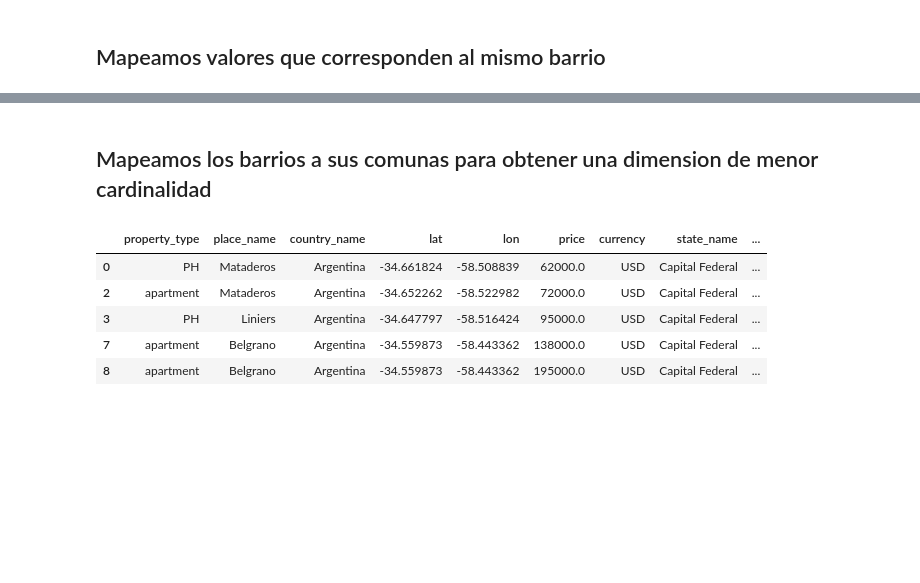
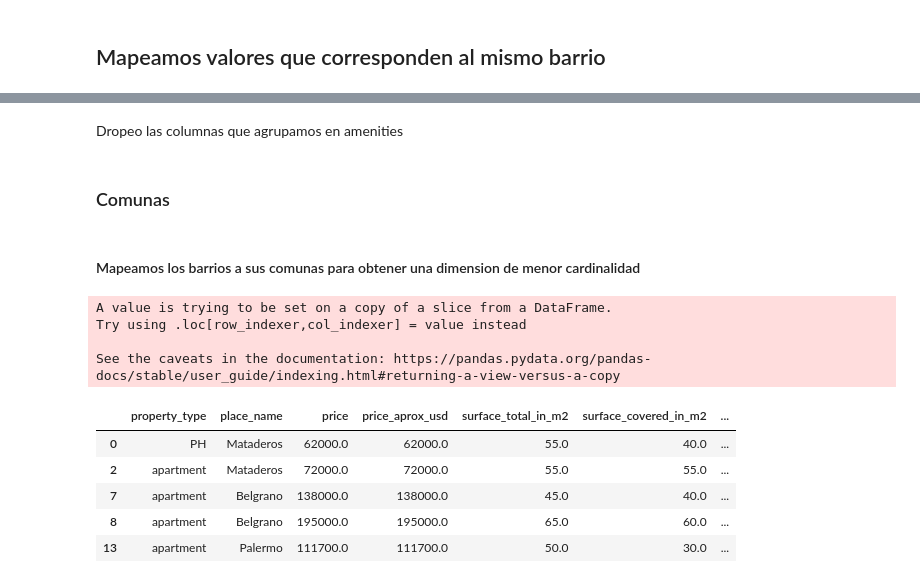
Before and after one commit to snjauregui/notebooks, a Jupyter notebook: TP2_Properati.ipynb, the cells around one changed output, grey strips where cells are left out. Cells and saved outputs as stored; diff of their text form; code cells hidden in the pictures; blank space fills up the shorter version.

```diff
--- a/TP2_Properati.ipynb
+++ b/TP2_Properati.ipynb
@@ -504,0 +429,7 @@ fig.show()
+# %%
+### Quitar outliers del percentilo 99
+q_low = properatti_data_caba["surface_covered_in_m2"].quantile(0.005)
+q_hi  = properatti_data_caba["surface_covered_in_m2"].quantile(0.99)
+
+clean = properatti_data_caba[(properatti_data_caba["surface_covered_in_m2"] < q_hi) & (properatti_data_caba["surface_covered_in_m2"] > q_low)]
+clean[clean.columns.difference(["lat", "lon"])].describe().apply(lambda s: s.apply('{0:.0f}'.format))
@@ -504,0 +446,7 @@ fig.show()
+# %%
+### Quitar outliers del percentilo 99
+q_low = clean["price_aprox_usd"].quantile(0.005)
+q_hi  = clean["price_aprox_usd"].quantile(0.99)
+
+clean = clean[(clean["price_aprox_usd"] < q_hi)& (clean["price_aprox_usd"] > q_low)]
+clean[clean.columns.difference(["lat", "lon"])].describe().apply(lambda s: s.apply('{0:.0f}'.format))
@@ -504,0 +476,2 @@ fig.show()
+# %%
+properatti_data_caba=clean
@@ -505,37 +594,57 @@ fig.show()
+# %% [markdown]
+Dropeo las columnas que agrupamos en amenities
+# %%
+properatti_data_caba = properatti_data_caba[[
+ 'property_type',
+ 'place_name',
+ 'price',
+ 'price_aprox_usd',
+ 'surface_total_in_m2',
+ 'surface_covered_in_m2',
+ 'price_usd_per_m2',
+ 'price_per_m2',
+ 'Amenities',
+ 'Escalera']]
+# %% [markdown]
+### Comunas
 # %% [markdown]
-## Mapeamos los barrios a sus comunas para obtener una dimension de menor cardinalidad
+#### Mapeamos los barrios a sus comunas para obtener una dimension de menor cardinalidad
 # %%
 #Asignar en nueva columna la Comuna
 Condiciones = [
     ((properatti_data_caba.place_name =='Retiro') | (properatti_data_caba.place_name =='San Nicolas') | (properatti_data_caba.place_name =='San Nicolás') | (properatti_data_caba.place_name =='Puerto Madero') | (properatti_data_caba.place_name =='San Telmo') | (properatti_data_caba.place_name =='Montserrat') | (properatti_data_caba.place_name =='Monserrat') | (properatti_data_caba.place_name =='Constitucion')| (properatti_data_caba.place_name =='Constitución')| (properatti_data_caba.place_name =='Centro / Microcentro')| (properatti_data_caba.place_name =='Tribunales')),
     (properatti_data_caba.place_name =='Recoleta') | (properatti_data_caba.place_name =='Barrio Norte'),
     ((properatti_data_caba.place_name =='Balvanera') | (properatti_data_caba.place_name =='San Cristobal') | (properatti_data_caba.place_name =='Congreso')| (properatti_data_caba.place_name =='Abasto')| (properatti_data_caba.place_name =='Once')),
     ((properatti_data_caba.place_name =='La Boca') | (properatti_data_caba.place_name =='Barracas') | (properatti_data_caba.place_name =='Parque Patricios') | (properatti_data_caba.place_name =='Nueva Pompeya')| (properatti_data_caba.place_name =='Pompeya')),
     ((properatti_data_caba.place_name =='Almagro') | (properatti_data_caba.place_name =='Boedo')),
     ((properatti_data_caba.place_name =='Caballito') | (properatti_data_caba.place_name =='Parque Centenario')),
     ((properatti_data_caba.place_name =='Flores') | (properatti_data_caba.place_name =='Parque Chacabuco')),
     ((properatti_data_caba.place_name =='Villa Soldati') | (properatti_data_caba.place_name =='Villa Riachuelo') | (properatti_data_caba.place_name =='Villa Lugano')),
     ((properatti_data_caba.place_name =='Liniers') | (properatti_data_caba.place_name =='Mataderos') | (properatti_data_caba.place_name =='Parque Avellaneda')),
     ((properatti_data_caba.place_name =='Villa Real') | (properatti_data_caba.place_name =='Monte Castro') | (properatti_data_caba.place_name =='Versalles') | (properatti_data_caba.place_name =='Floresta') | (properatti_data_caba.place_name =='Velez Sarsfield') | (properatti_data_caba.place_name =='Villa Luro')),
     ((properatti_data_caba.place_name =='Villa General Mitre') | (properatti_data_caba.place_name =='Villa Devoto') | (properatti_data_caba.place_name =='Villa del Parque') | (properatti_data_caba.place_name =='Villa Santa Rita')),
     ((properatti_data_caba.place_name =='Coghlan') | (properatti_data_caba.place_name =='Saavedra') | (properatti_data_caba.place_name =='Villa Urquiza') | (properatti_data_caba.place_name =='Villa Pueyrredon')| (properatti_data_caba.place_name =='Villa Pueyrredón')),
     ((properatti_data_caba.place_name =='Nuñez') | (properatti_data_caba.place_name =='Nunez') | (properatti_data_caba.place_name =='Belgrano') | (properatti_data_caba.place_name =='Colegiales')),
     (properatti_data_caba.place_name =='Palermo'),
     ((properatti_data_caba.place_name =='Chacarita') | (properatti_data_caba.place_name =='Villa Crespo') | (properatti_data_caba.place_name =='La Paternal') | (properatti_data_caba.place_name =='Paternal')| (properatti_data_caba.place_name =='Villa Ortuzar') | (properatti_data_caba.place_name =='Agronomia') | (properatti_data_caba.place_name =='Parque Chas')| (properatti_data_caba.place_name =='Agronomía'))
 ]
 
-Opciones = [1,2,3,4,5,6,7,8,9,10,11,12,13,14,15]
+Opciones = ['C1','C2','C3','C4','C5','C6','C7','C8','C9','C10','C11','C12','C13','C14','C15']
 
 properatti_data_caba['Comuna']=np.select(Condiciones,Opciones)
 
 properatti_data_caba.head(5)
 # %% [output]
+A value is trying to be set on a copy of a slice from a DataFrame.
+Try using .loc[row_indexer,col_indexer] = value instead
+
+See the caveats in the documentation: https://pandas.pydata.org/pandas-docs/stable/user_guide/indexing.html#returning-a-view-versus-a-copy
-|  | property_type | place_name | country_name | lat | lon | price | currency | state_name | ... |
-| 0 | PH | Mataderos | Argentina | -34.661824 | -58.508839 | 62000.0 | USD | Capital Federal | ... |
-| 2 | apartment | Mataderos | Argentina | -34.652262 | -58.522982 | 72000.0 | USD | Capital Federal | ... |
-| 3 | PH | Liniers | Argentina | -34.647797 | -58.516424 | 95000.0 | USD | Capital Federal | ... |
-| 7 | apartment | Belgrano | Argentina | -34.559873 | -58.443362 | 138000.0 | USD | Capital Federal | ... |
-| 8 | apartment | Belgrano | Argentina | -34.559873 | -58.443362 | 195000.0 | USD | Capital Federal | ... |
+|  | property_type | place_name | price | price_aprox_usd | surface_total_in_m2 | surface_covered_in_m2 | ... |
+| 0 | PH | Mataderos | 62000.0 | 62000.0 | 55.0 | 40.0 | ... |
+| 2 | apartment | Mataderos | 72000.0 | 72000.0 | 55.0 | 55.0 | ... |
+| 7 | apartment | Belgrano | 138000.0 | 138000.0 | 45.0 | 40.0 | ... |
+| 8 | apartment | Belgrano | 195000.0 | 195000.0 | 65.0 | 60.0 | ... |
+| 13 | apartment | Palermo | 111700.0 | 111700.0 | 50.0 | 30.0 | ... |
 # %%
 List_comuna = properatti_data_caba.Comuna
 counts_c = List_comuna.value_counts()
```
Also changed, not shown: parts of 84 cells of this notebook.
